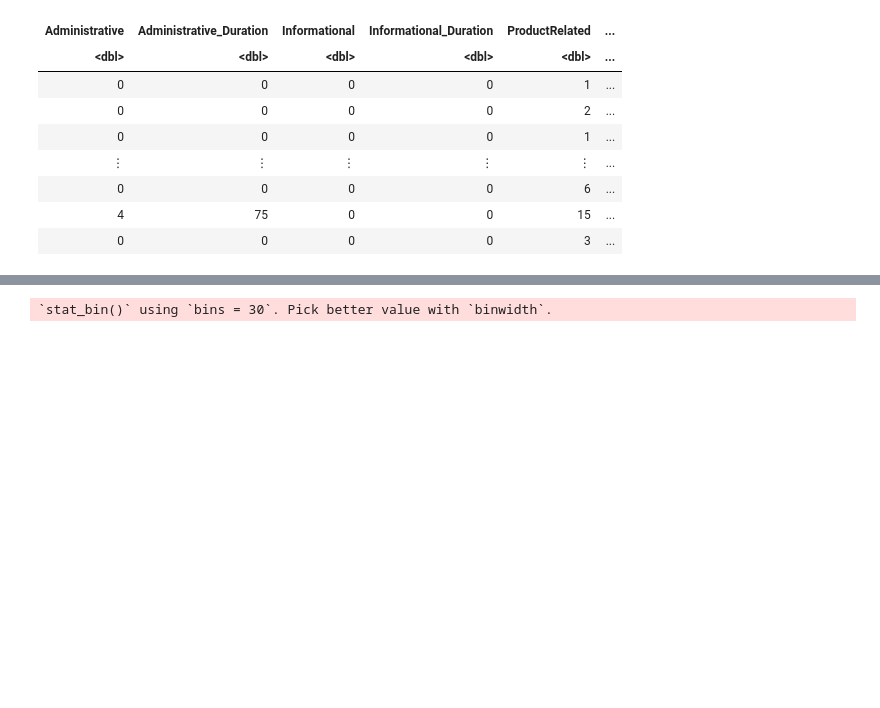
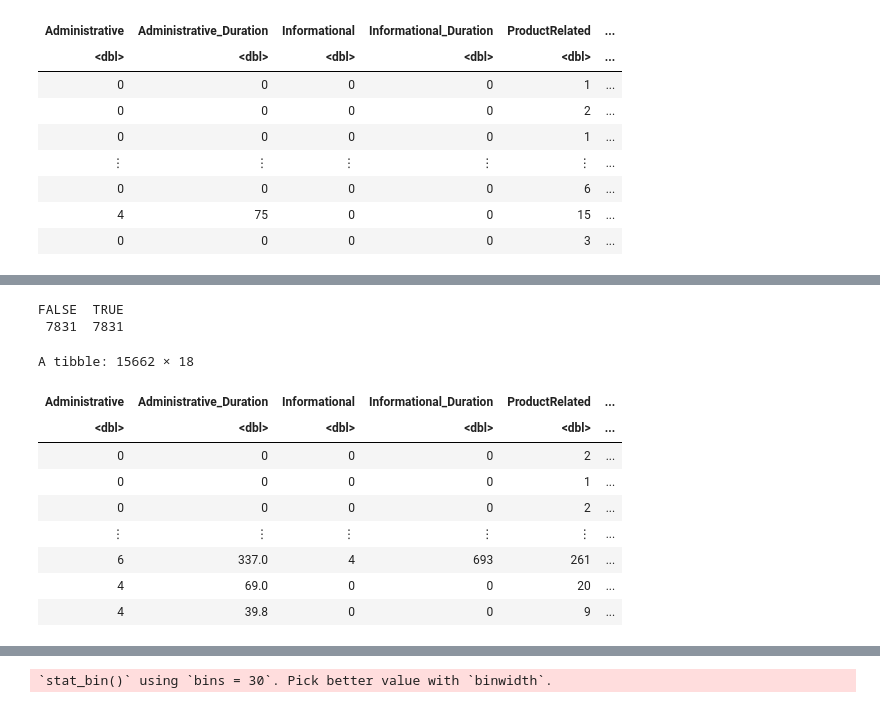
Before and after one commit to SerialGuitarist/group_project_report, a Jupyter notebook: report.ipynb, the cells around one changed output, grey strips where cells are left out. Cells and saved outputs as stored; diff of their text form; code cells hidden in the pictures; blank space fills up the shorter version.

```diff
--- a/report.ipynb
+++ b/report.ipynb
@@ -77 +87,23 @@ A tibble: 2 × 2
+# %%
+shoppers_analysis_recipe <- recipe(Revenue ~ ., data = shoppers_training) %>%
+    step_upsample(Revenue, over_ratio = 1, skip = FALSE) %>%
+    prep()
+shoppers_training_upsampled <- bake(shoppers_analysis_recipe,shoppers_training)
+
+# check if training set is balanced
+summary(shoppers_training_upsampled$Revenue)
+shoppers_training_upsampled
+# %% [output]
+FALSE  TRUE
+ 7831  7831
+A tibble: 15662 × 18
+| Administrative | Administrative_Duration | Informational | Informational_Duration | ProductRelated | ... |
+| <dbl> | <dbl> | <dbl> | <dbl> | <dbl> | ... |
+| 0 | 0 | 0 | 0 | 2 | ... |
+| 0 | 0 | 0 | 0 | 1 | ... |
+| 0 | 0 | 0 | 0 | 2 | ... |
+| ⋮ | ⋮ | ⋮ | ⋮ | ⋮ | ... |
+| 6 | 337.0 | 4 | 693 | 261 | ... |
+| 4 | 69.0 | 0 | 0 | 20 | ... |
+| 4 | 39.8 | 0 | 0 | 9 | ... |
 # %%
```
Also changed, not shown: parts of 5 cells of this notebook.
